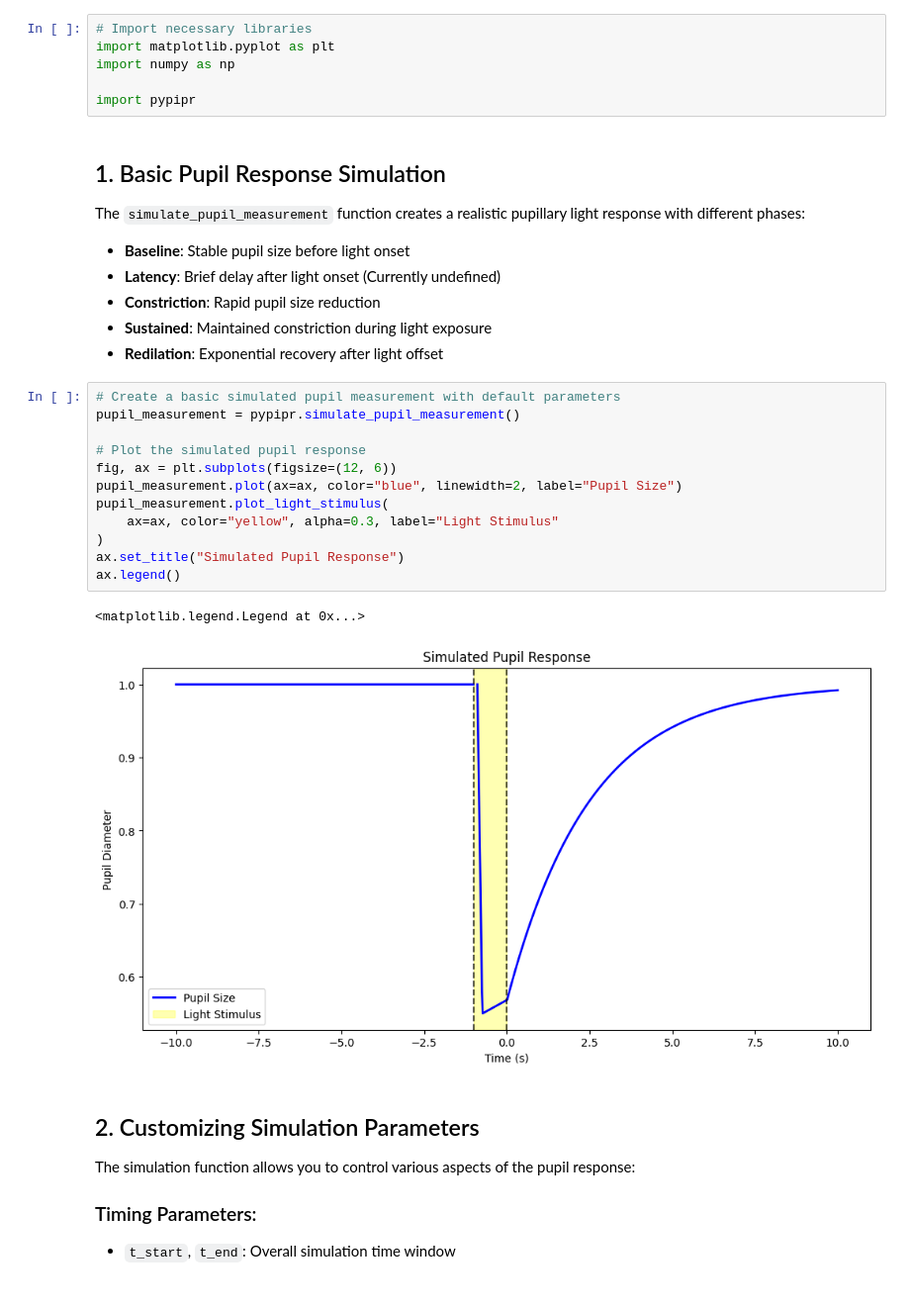
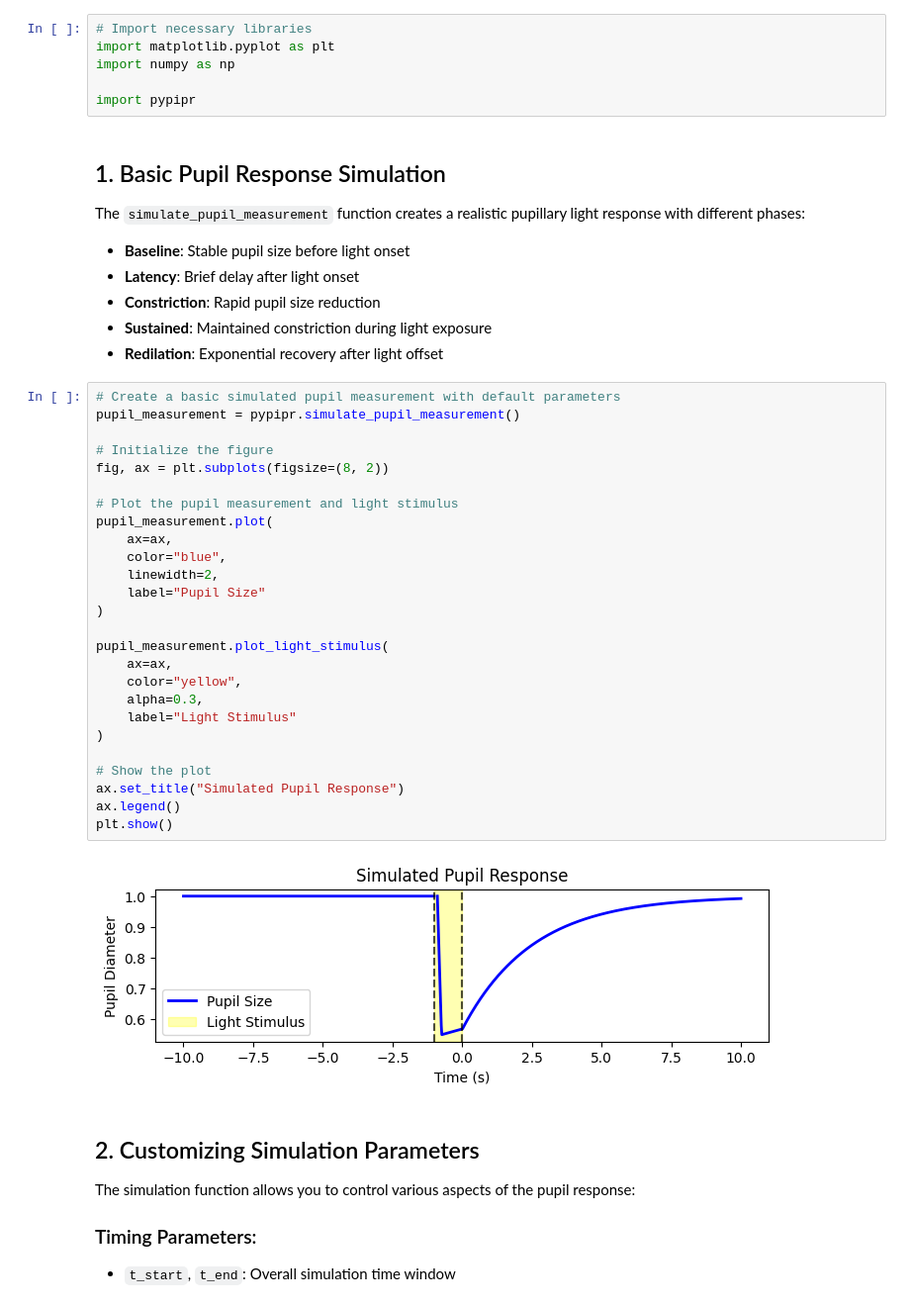
Before and after one commit to SBelgers/pypipr_package, a Jupyter notebook: docs/source/examples/example_ipynb/pupil_measurement/01_pupil_simulation.ipynb, the cells around one changed output. Shown: that part at 99% size. Cells and saved outputs as stored; diff of their text form.

Commit message:
Updated pupil measurement and fitting examples

```diff
--- a/docs/source/examples/example_ipynb/pupil_measurement/01_pupil_simulation.ipynb
+++ b/docs/source/examples/example_ipynb/pupil_measurement/01_pupil_simulation.ipynb
@@ -18,25 +18,38 @@ import pypipr
 
 The `simulate_pupil_measurement` function creates a realistic pupillary light response with different phases:
 - **Baseline**: Stable pupil size before light onset
-- **Latency**: Brief delay after light onset (Currently undefined)
+- **Latency**: Brief delay after light onset
 - **Constriction**: Rapid pupil size reduction
 - **Sustained**: Maintained constriction during light exposure
 - **Redilation**: Exponential recovery after light offset
 # %%
 # Create a basic simulated pupil measurement with default parameters
 pupil_measurement = pypipr.simulate_pupil_measurement()
 
-# Plot the simulated pupil response
-fig, ax = plt.subplots(figsize=(12, 6))
-pupil_measurement.plot(ax=ax, color="blue", linewidth=2, label="Pupil Size")
+# Initialize the figure
+fig, ax = plt.subplots(figsize=(8, 2))
+
+# Plot the pupil measurement and light stimulus
+pupil_measurement.plot(
+    ax=ax,
+    color="blue",
+    linewidth=2,
+    label="Pupil Size"
+)
+
 pupil_measurement.plot_light_stimulus(
-    ax=ax, color="yellow", alpha=0.3, label="Light Stimulus"
+    ax=ax,
+    color="yellow",
+    alpha=0.3,
+    label="Light Stimulus"
 )
+
+# Show the plot
 ax.set_title("Simulated Pupil Response")
 ax.legend()
+plt.show()
 # %% [output]
-<matplotlib.legend.Legend at 0x...>
-[figure, old version]
+[figure, new version]
 # %% [markdown]
 ## 2. Customizing Simulation Parameters
 
```
Also changed, not shown: parts of 4 cells of this notebook, 8 other files.
